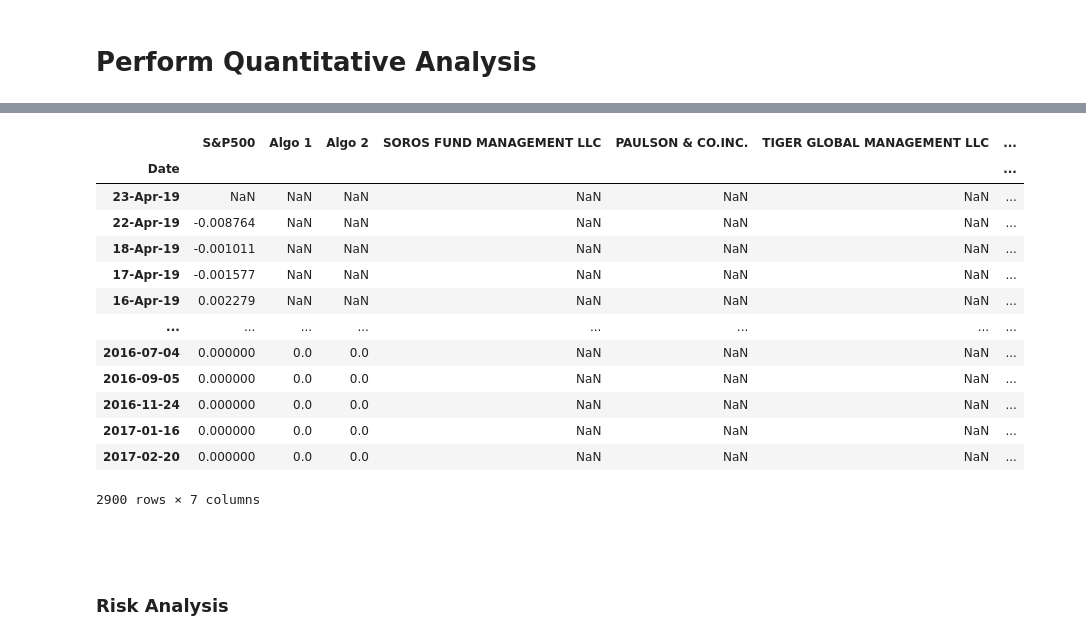
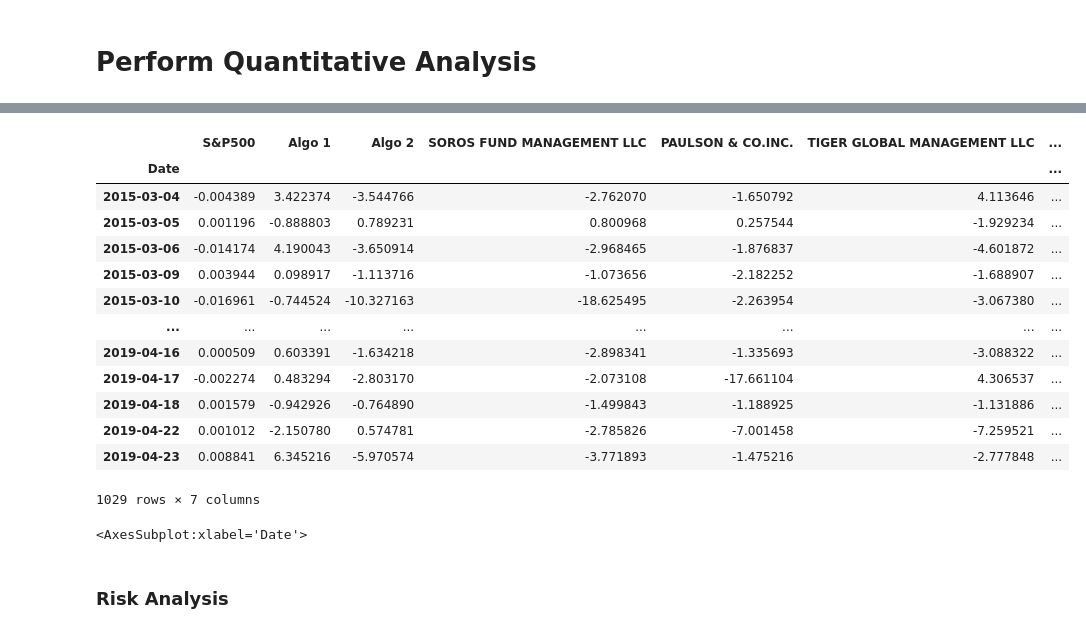
Before and after one commit to JeepCannon/Module4_Challenge, a Jupyter notebook: Mod4_Challenge.ipynb, the cells around one changed output, grey strips where cells are left out. Cells and saved outputs as stored; diff of their text form; code cells hidden in the pictures.

```diff
--- a/Mod4_Challenge.ipynb
+++ b/Mod4_Challenge.ipynb
@@ -10,7 +10,11 @@ import pandas as pd
 # Use Pandas to read the following CSV files into DataFrames. Be sure to convert the dates to a DateTimeIndex.
 # whale_returns.csv: Contains returns of some famous "whale" investors' portfolios.
 csvpath = Path('./Starter_Code/Resources/whale_returns.csv')
-Whale_data = pd.read_csv(csvpath, index_col='Date')
+# Whale_data = pd.read_csv(csvpath, index_col='Date')
+Whale_data = pd.read_csv(csvpath)
+# Whale_data =pd.DateTimeIndex('Date',inplace = True )
+Whale_data = Whale_data.set_index(pd.DatetimeIndex(Whale_data['Date']))
+Whale_data.drop(['Date'], axis=1, inplace= True)
 Whale_data.head()
 # %% [output]
 |  | SOROS FUND MANAGEMENT LLC | PAULSON & CO.INC. | TIGER GLOBAL MANAGEMENT LLC | BERKSHIRE HATHAWAY INC |
@@ -25,8 +29,10 @@ type(Whale_data)
 # %%
 # algo_returns.csv: Contains returns from the in-house trading algorithms from your company.
 csvpath = Path('./Starter_Code/Resources/algo_returns.csv')
-Algo_data = pd.read_csv(csvpath,index_col='Date')
-Algo_data.head()
+Algo_data = pd.read_csv(csvpath)
+Algo_data = Algo_data.set_index(pd.DatetimeIndex(Algo_data['Date']))
+Algo_data.drop(['Date'], axis=1, inplace= True)
+Algo_data
 # %% [output]
 |  | Algo 1 | Algo 2 |
 | Date |  |  |
@@ -42,7 +61,9 @@ pandas.core.frame.DataFrame
 # %%
 # sp500_history.csv: Contains historical closing prices of the S&P 500 Index.
 csvpath = Path('./Starter_Code/Resources/sp500_history.csv')
-sp500_data = pd.read_csv(csvpath,index_col='Date')
+sp500_data = pd.read_csv(csvpath)
+sp500_data = sp500_data.set_index(pd.DatetimeIndex(sp500_data['Date']))
+sp500_data.drop(['Date'], axis=1, inplace= True)
 sp500_data.head()
 # %% [output]
 |  | Close |
@@ -199,0 +247,3 @@ Merge_Portfolio.tail()
+# %%
+Merge_Portfolio.dropna(inplace= True)
+Merge_Portfolio
@@ -205,25 +270,29 @@ Merge_Portfolio.tail()
 # %%
 # 1.Calculate and plot daily returns of all portfolios.
-Merge_Portfolio.pct_change()
+MergePortfolio_DailyReturns= Merge_Portfolio.pct_change()
+MergePortfolio_DailyReturns.dropna(inplace = True)
+MergePortfolio_DailyReturns
 # %% [output]
 |  | S&P500 | Algo 1 | Algo 2 | SOROS FUND MANAGEMENT LLC | PAULSON & CO.INC. | TIGER GLOBAL MANAGEMENT LLC | ... |
 | Date |  |  |  |  |  |  | ... |
-| 23-Apr-19 | NaN | NaN | NaN | NaN | NaN | NaN | ... |
-| 22-Apr-19 | -0.008764 | NaN | NaN | NaN | NaN | NaN | ... |
-| 18-Apr-19 | -0.001011 | NaN | NaN | NaN | NaN | NaN | ... |
-| 17-Apr-19 | -0.001577 | NaN | NaN | NaN | NaN | NaN | ... |
-| 16-Apr-19 | 0.002279 | NaN | NaN | NaN | NaN | NaN | ... |
+| 2015-03-04 | -0.004389 | 3.422374 | -3.544766 | -2.762070 | -1.650792 | 4.113646 | ... |
+| 2015-03-05 | 0.001196 | -0.888803 | 0.789231 | 0.800968 | 0.257544 | -1.929234 | ... |
+| 2015-03-06 | -0.014174 | 4.190043 | -3.650914 | -2.968465 | -1.876837 | -4.601872 | ... |
+| 2015-03-09 | 0.003944 | 0.098917 | -1.113716 | -1.073656 | -2.182252 | -1.688907 | ... |
+| 2015-03-10 | -0.016961 | -0.744524 | -10.327163 | -18.625495 | -2.263954 | -3.067380 | ... |
 | ... | ... | ... | ... | ... | ... | ... | ... |
-| 2016-07-04 | 0.000000 | 0.0 | 0.0 | NaN | NaN | NaN | ... |
-| 2016-09-05 | 0.000000 | 0.0 | 0.0 | NaN | NaN | NaN | ... |
-| 2016-11-24 | 0.000000 | 0.0 | 0.0 | NaN | NaN | NaN | ... |
-| 2017-01-16 | 0.000000 | 0.0 | 0.0 | NaN | NaN | NaN | ... |
-| 2017-02-20 | 0.000000 | 0.0 | 0.0 | NaN | NaN | NaN | ... |
+| 2019-04-16 | 0.000509 | 0.603391 | -1.634218 | -2.898341 | -1.335693 | -3.088322 | ... |
+| 2019-04-17 | -0.002274 | 0.483294 | -2.803170 | -2.073108 | -17.661104 | 4.306537 | ... |
+| 2019-04-18 | 0.001579 | -0.942926 | -0.764890 | -1.499843 | -1.188925 | -1.131886 | ... |
+| 2019-04-22 | 0.001012 | -2.150780 | 0.574781 | -2.785826 | -7.001458 | -7.259521 | ... |
+| 2019-04-23 | 0.008841 | 6.345216 | -5.970574 | -3.771893 | -1.475216 | -2.777848 | ... |
-2900 rows × 7 columns
+1029 rows × 7 columns
 # %%
 # 2.Calculate and plot cumulative returns for all portfolios. Does any portfolio outperform the S&P 500?
+MergePortfolio_CumulativeReturns = MergePortfolio_DailyReturns.cumprod()
+MergePortfolio_CumulativeReturns.plot()
+# %% [output]
+<AxesSubplot:xlabel='Date'>
-# %% [markdown]
-###
 # %% [markdown]
 ### Risk Analysis
 # %%
```
Also changed, not shown: parts of 32 cells of this notebook.
